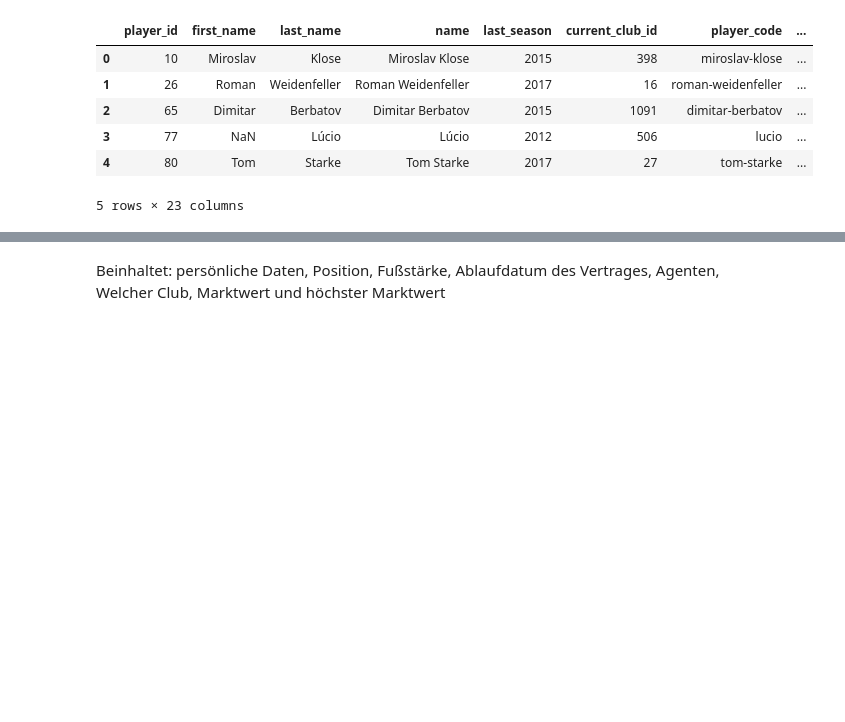
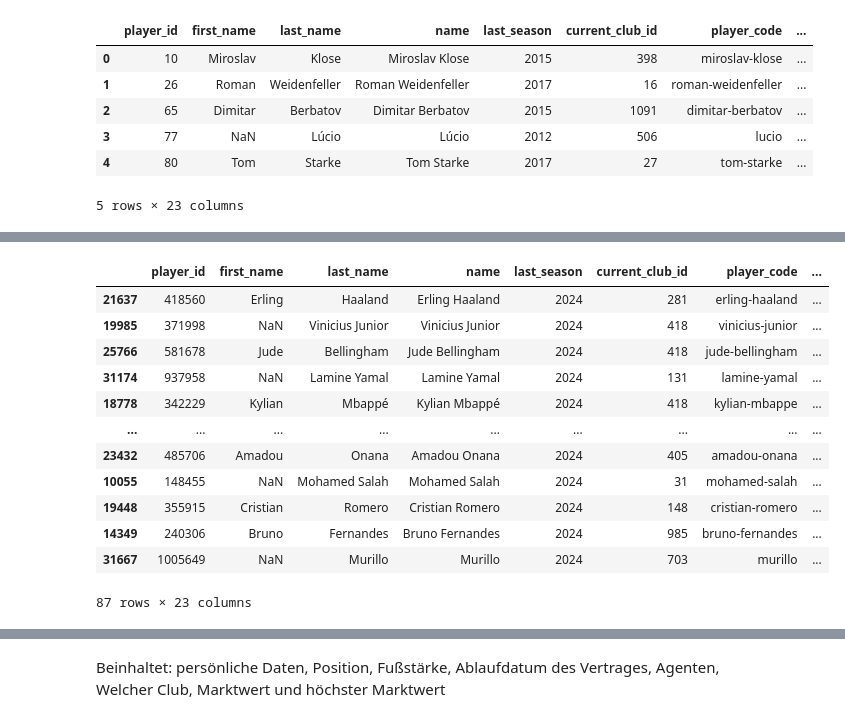
Before and after one commit to Tooonni/ADSC21, a Jupyter notebook: notebooks/first_look_data.ipynb, the cells around one changed output, grey strips where cells are left out. Drawn from its saved outputs; the diff is of its cells as text; code cells hidden in the pictures; blank space fills up the shorter version.

```diff
--- a/notebooks/first_look_data.ipynb
+++ b/notebooks/first_look_data.ipynb
@@ -159,0 +267,16 @@ players.csv
+# %%
+df[(df["last_season"] == 2024) & (df["market_value_in_eur"] > 50000000)].sort_values(by="market_value_in_eur", ascending=False)
+# %% [output]
+|  | player_id | first_name | last_name | name | last_season | current_club_id | player_code | ... |
+| 21637 | 418560 | Erling | Haaland | Erling Haaland | 2024 | 281 | erling-haaland | ... |
+| 19985 | 371998 | NaN | Vinicius Junior | Vinicius Junior | 2024 | 418 | vinicius-junior | ... |
+| 25766 | 581678 | Jude | Bellingham | Jude Bellingham | 2024 | 418 | jude-bellingham | ... |
+| 31174 | 937958 | NaN | Lamine Yamal | Lamine Yamal | 2024 | 131 | lamine-yamal | ... |
+| 18778 | 342229 | Kylian | Mbappé | Kylian Mbappé | 2024 | 418 | kylian-mbappe | ... |
+| ... | ... | ... | ... | ... | ... | ... | ... | ... |
+| 23432 | 485706 | Amadou | Onana | Amadou Onana | 2024 | 405 | amadou-onana | ... |
+| 10055 | 148455 | NaN | Mohamed Salah | Mohamed Salah | 2024 | 31 | mohamed-salah | ... |
+| 19448 | 355915 | Cristian | Romero | Cristian Romero | 2024 | 148 | cristian-romero | ... |
+| 14349 | 240306 | Bruno | Fernandes | Bruno Fernandes | 2024 | 985 | bruno-fernandes | ... |
+| 31667 | 1005649 | NaN | Murillo | Murillo | 2024 | 703 | murillo | ... |
+87 rows × 23 columns
```
Also changed, not shown: parts of 20 cells of this notebook, 6 other files.
